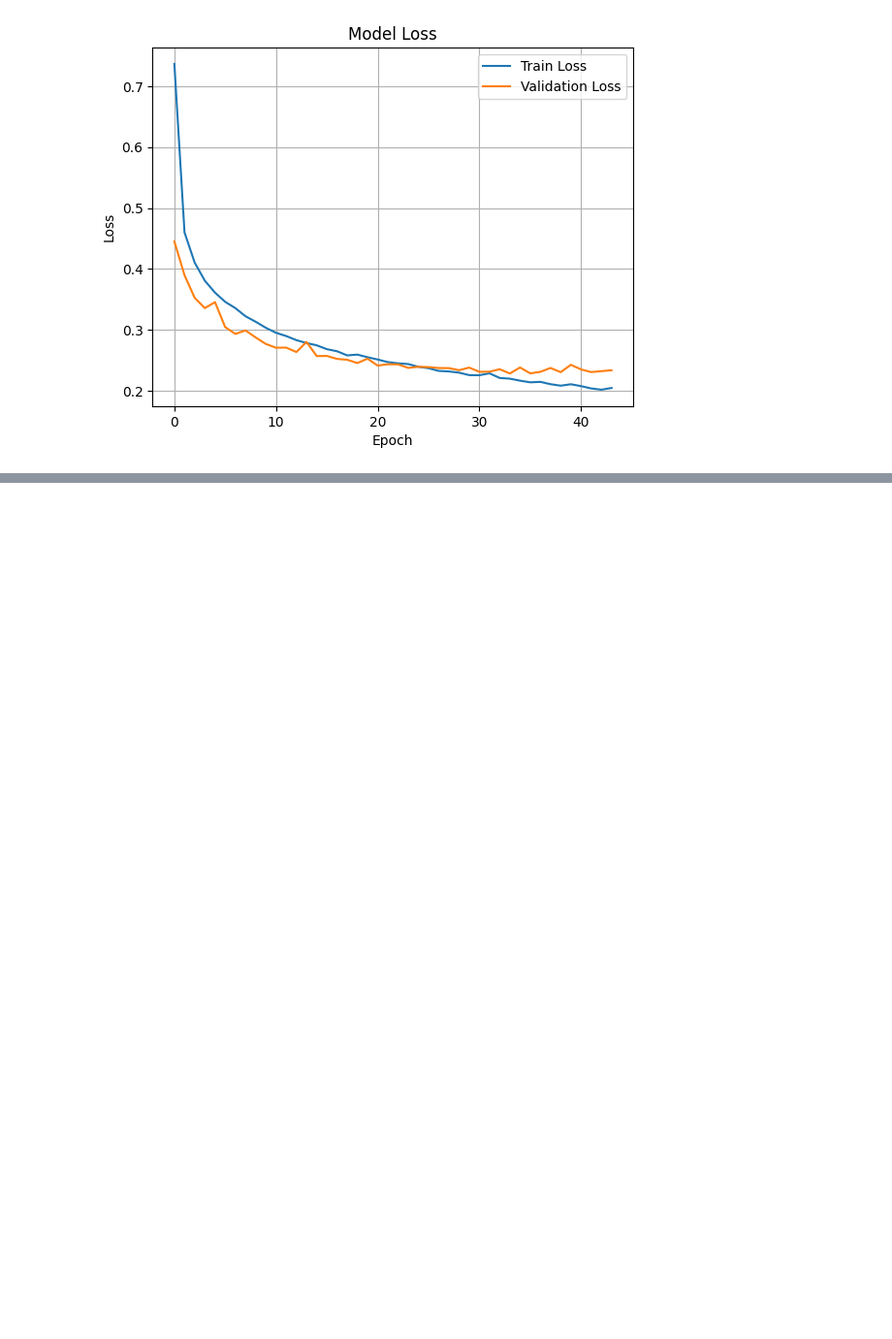
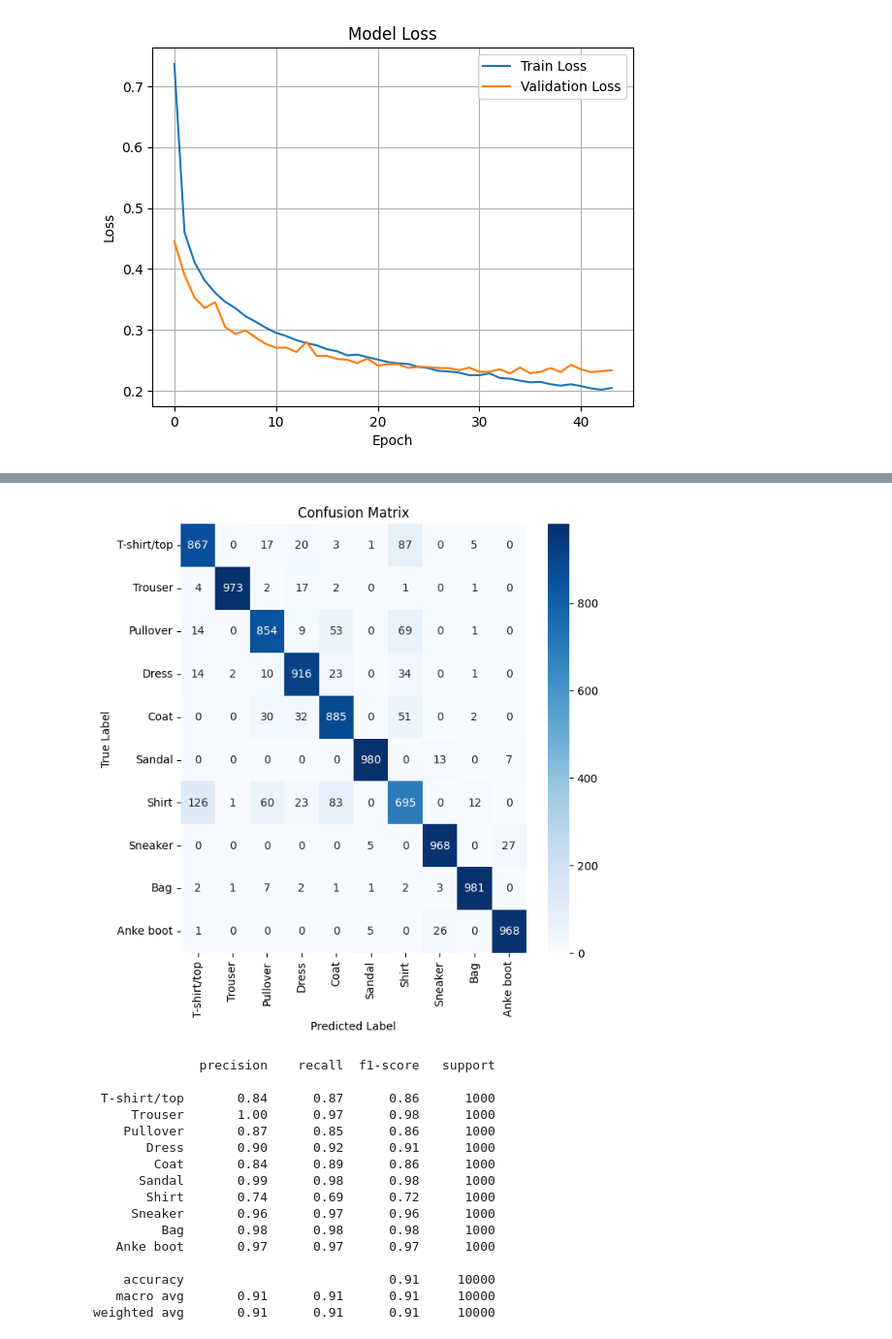
Before and after one commit to Khaneul1/express-test, a Jupyter notebook: 딥러닝_프로젝트_오예빈_고하늘.ipynb, the cells around one changed output, grey strips where cells are left out. Shown at 97% size. Cells and saved outputs as stored; diff of their text form; code cells hidden in the pictures; blank space fills up the shorter version.

```diff
--- a/딥러닝_프로젝트_오예빈_고하늘.ipynb
+++ b/딥러닝_프로젝트_오예빈_고하늘.ipynb
@@ -193,0 +214,24 @@ plt.show()
+# %%
+#혼동 행렬을 통해 모델 성능 평가하기
+from sklearn.metrics import confusion_matrix, ConfusionMatrixDisplay, classification_report
+import seaborn as sns
+
+#1. 모델 예측
+results = model.predict(test_x)
+predicted_labels = np.argmax(results, axis=1)
+true_labels = np.argmax(test_y, axis=1) #train_y와 train_x가 원-핫 인코딩 되어 있기 때문에 정수형 라벨로 변환해 주기
+
+#2. 혼동 행렬 계산 && 시각화
+cm = confusion_matrix(true_labels, predicted_labels)
+
+plt.figure(figsize=(7,7))
+sns.heatmap(cm, annot=True, fmt='d', cmap='Blues', xticklabels=class_names, yticklabels=class_names)
+
+plt.xlabel('Predicted Label')
+plt.ylabel('True Label')
+plt.title('Confusion Matrix')
+plt.show()
+
+#3. 분류 리포트 :: 정확도/정밀도/재현율
+print(classification_report(true_labels, predicted_labels, target_names=class_names))
+# %% [output]
@@ -193,0 +239,17 @@ plt.show()
+[figure, added]
+              precision    recall  f1-score   support
+
+ T-shirt/top       0.84      0.87      0.86      1000
+     Trouser       1.00      0.97      0.98      1000
+    Pullover       0.87      0.85      0.86      1000
+       Dress       0.90      0.92      0.91      1000
+        Coat       0.84      0.89      0.86      1000
+      Sandal       0.99      0.98      0.98      1000
+       Shirt       0.74      0.69      0.72      1000
+     Sneaker       0.96      0.97      0.96      1000
+         Bag       0.98      0.98      0.98      1000
+   Anke boot       0.97      0.97      0.97      1000
+
+    accuracy                           0.91     10000
+   macro avg       0.91      0.91      0.91     10000
+weighted avg       0.91      0.91      0.91     10000
```
Also changed, not shown: parts of 2 cells of this notebook.
